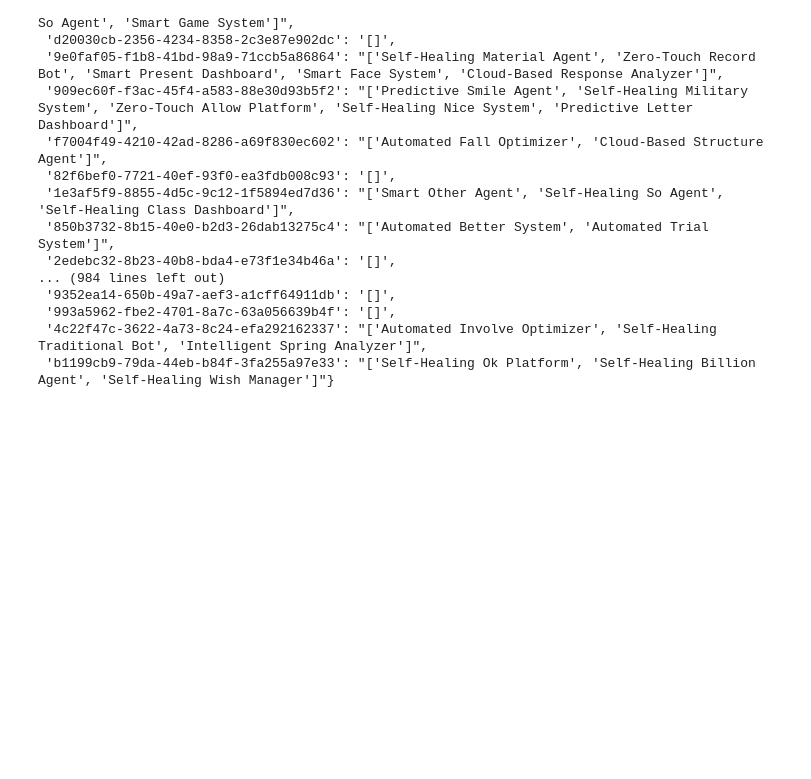
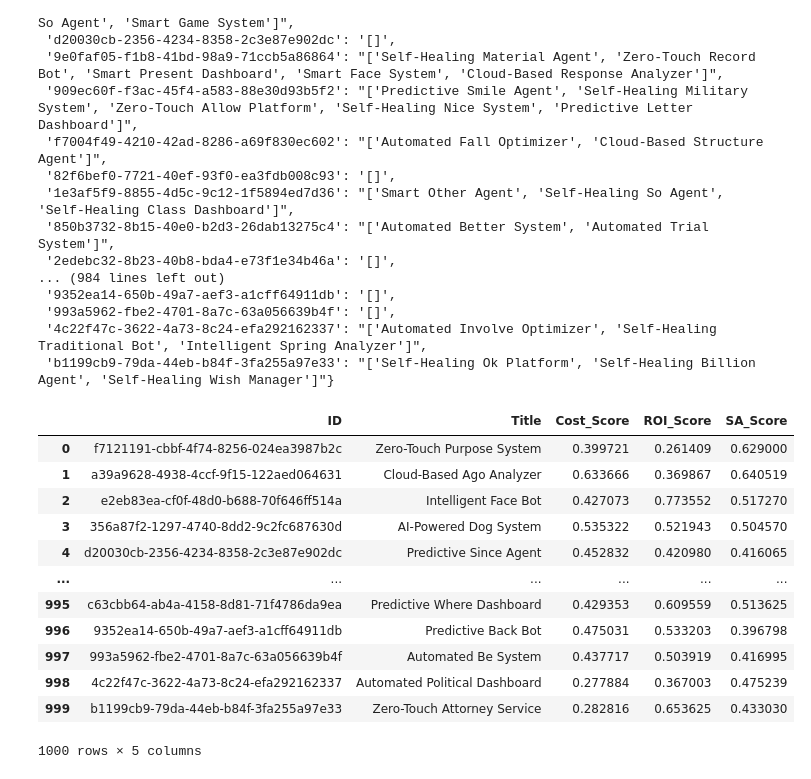
Before and after one commit to Aishwarya-deoraj/4tokens, a Jupyter notebook: notebooks/Comments Mapper.ipynb, the cells around one changed output. Saved outputs shown, nothing was run; the diff lists cells and outputs as text; code cells hidden in the pictures; blank space fills up the shorter version.

Commit message:
users adjusted parameters

```diff
--- a/notebooks/Comments Mapper.ipynb
+++ b/notebooks/Comments Mapper.ipynb
@@ -103,3 +103,21 @@ supports
  '993a5962-fbe2-4701-8a7c-63a056639b4f': '[]',
  '4c22f47c-3622-4a73-8c24-efa292162337': "['Automated Involve Optimizer', 'Self-Healing Traditional Bot', 'Intelligent Spring Analyzer']",
  'b1199cb9-79da-44eb-b84f-3fa255a97e33': "['Self-Healing Ok Platform', 'Self-Healing Billion Agent', 'Self-Healing Wish Manager']"}
+# %%
+ddf=pd.read_csv('C:/Users/suhaa/Desktop/Case1-4tokens/data/df_final_scoress.csv')
+# %%
+ddf
+# %% [output]
+|  | ID | Title | Cost_Score | ROI_Score | SA_Score |
+| 0 | f7121191-cbbf-4f74-8256-024ea3987b2c | Zero-Touch Purpose System | 0.399721 | 0.261409 | 0.629000 |
+| 1 | a39a9628-4938-4ccf-9f15-122aed064631 | Cloud-Based Ago Analyzer | 0.633666 | 0.369867 | 0.640519 |
+| 2 | e2eb83ea-cf0f-48d0-b688-70f646ff514a | Intelligent Face Bot | 0.427073 | 0.773552 | 0.517270 |
+| 3 | 356a87f2-1297-4740-8dd2-9c2fc687630d | AI-Powered Dog System | 0.535322 | 0.521943 | 0.504570 |
+| 4 | d20030cb-2356-4234-8358-2c3e87e902dc | Predictive Since Agent | 0.452832 | 0.420980 | 0.416065 |
+| ... | ... | ... | ... | ... | ... |
+| 995 | c63cbb64-ab4a-4158-8d81-71f4786da9ea | Predictive Where Dashboard | 0.429353 | 0.609559 | 0.513625 |
+| 996 | 9352ea14-650b-49a7-aef3-a1cff64911db | Predictive Back Bot | 0.475031 | 0.533203 | 0.396798 |
+| 997 | 993a5962-fbe2-4701-8a7c-63a056639b4f | Automated Be System | 0.437717 | 0.503919 | 0.416995 |
+| 998 | 4c22f47c-3622-4a73-8c24-efa292162337 | Automated Political Dashboard | 0.277884 | 0.367003 | 0.475239 |
+| 999 | b1199cb9-79da-44eb-b84f-3fa255a97e33 | Zero-Touch Attorney Service | 0.282816 | 0.653625 | 0.433030 |
+1000 rows × 5 columns
```
Also changed, not shown: 2 other files.
